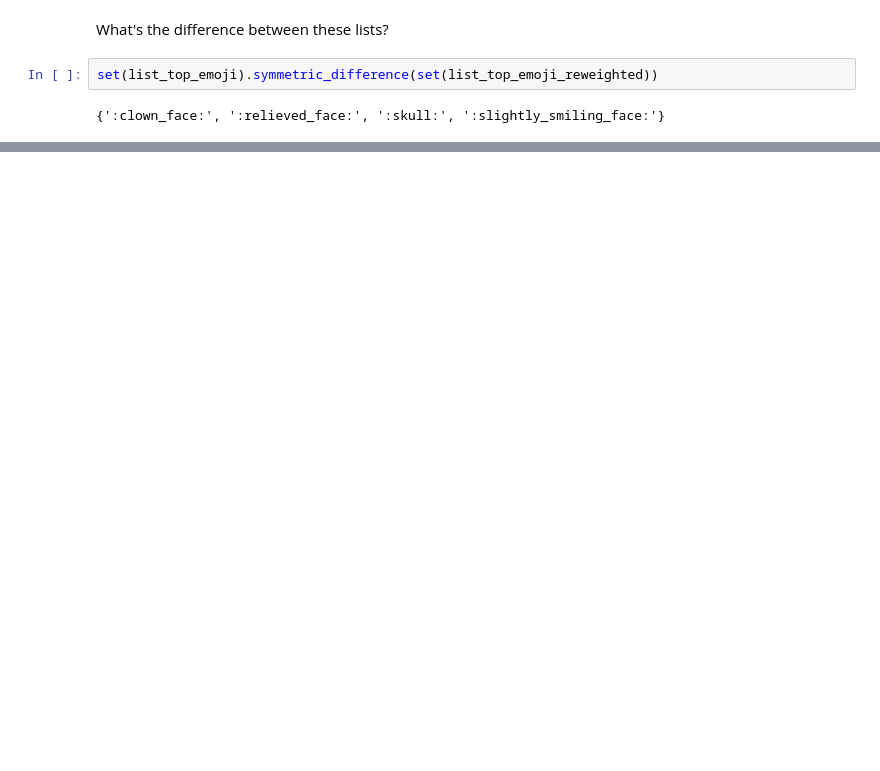
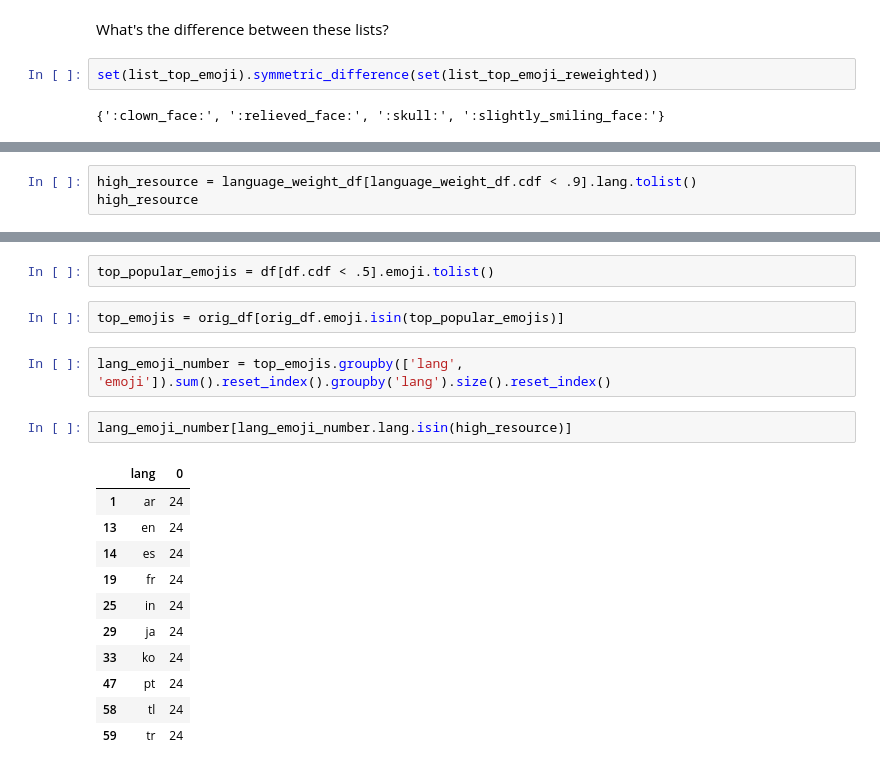
Before and after one commit to pocaguirre/MEE, a Jupyter notebook: multilingual_emoji_task.ipynb, the cells around one changed output, grey strips where cells are left out. Cells and saved outputs as stored; diff of their text form; blank space fills up the shorter version.

```diff
--- a/multilingual_emoji_task.ipynb
+++ b/multilingual_emoji_task.ipynb
@@ -131,0 +150,3 @@ set(list_top_emoji).symmetric_difference(set(list_top_emoji_reweighted))
+# %%
+high_resource = language_weight_df[language_weight_df.cdf < .9].lang.tolist()
+high_resource
@@ -131,0 +195,20 @@ set(list_top_emoji).symmetric_difference(set(list_top_emoji_reweighted))
+# %%
+top_popular_emojis = df[df.cdf < .5].emoji.tolist()
+# %%
+top_emojis = orig_df[orig_df.emoji.isin(top_popular_emojis)]
+# %%
+lang_emoji_number = top_emojis.groupby(['lang', 'emoji']).sum().reset_index().groupby('lang').size().reset_index()
+# %%
+lang_emoji_number[lang_emoji_number.lang.isin(high_resource)]
+# %% [output]
+|  | lang | 0 |
+| 1 | ar | 24 |
+| 13 | en | 24 |
+| 14 | es | 24 |
+| 19 | fr | 24 |
+| 25 | in | 24 |
+| 29 | ja | 24 |
+| 33 | ko | 24 |
+| 47 | pt | 24 |
+| 58 | tl | 24 |
+| 59 | tr | 24 |
```
Also changed, not shown: parts of 28 cells of this notebook, 1 other file.
